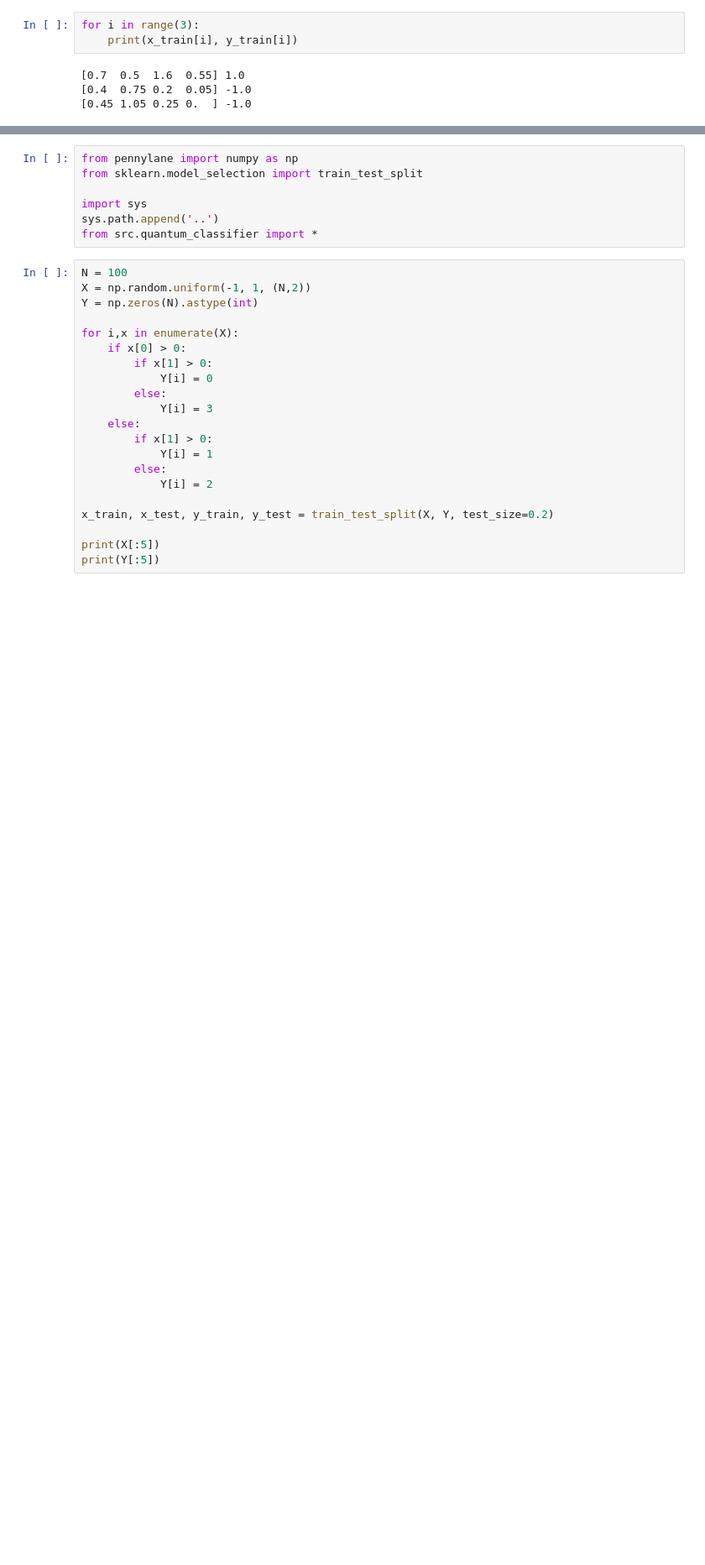
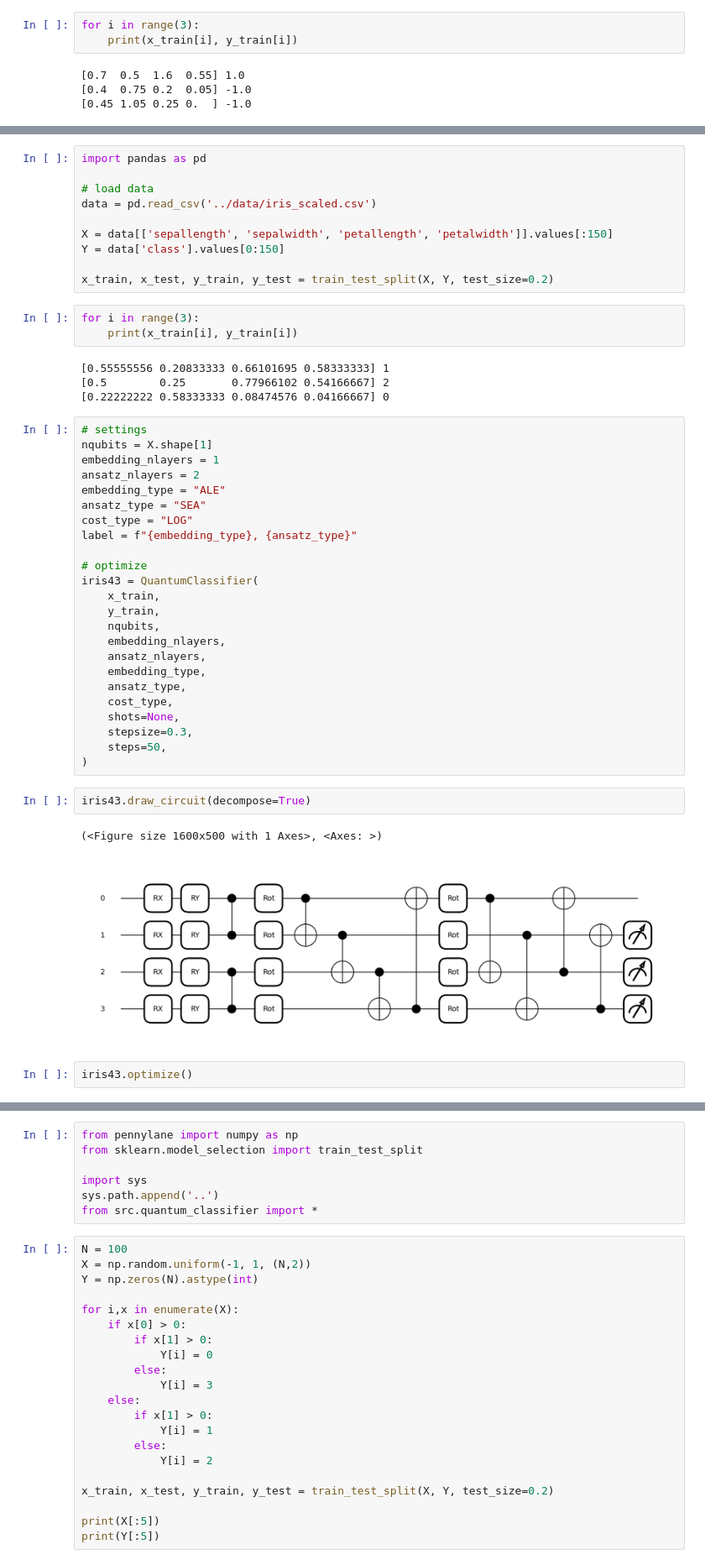
Before and after one commit to kkensuke/quantum-classification, a Jupyter notebook: notebooks/quantum_classifier.ipynb, the cells around one changed output, grey strips where cells are left out. Shown at 84% size. Drawn from its saved outputs; the diff is of its cells as text; blank space fills up the shorter version.

```diff
--- a/notebooks/quantum_classifier.ipynb
+++ b/notebooks/quantum_classifier.ipynb
@@ -147,0 +157,48 @@ optimized cost;  0.0006343125597014038
+# %%
+import pandas as pd
+
+# load data
+data = pd.read_csv('../data/iris_scaled.csv')
+
+X = data[['sepallength', 'sepalwidth', 'petallength', 'petalwidth']].values[:150]
+Y = data['class'].values[0:150]
+
+x_train, x_test, y_train, y_test = train_test_split(X, Y, test_size=0.2)
+# %%
+for i in range(3):
+    print(x_train[i], y_train[i])
+# %% [output]
+[0.55555556 0.20833333 0.66101695 0.58333333] 1
+[0.5        0.25       0.77966102 0.54166667] 2
+[0.22222222 0.58333333 0.08474576 0.04166667] 0
+# %%
+# settings
+nqubits = X.shape[1]
+embedding_nlayers = 1
+ansatz_nlayers = 2
+embedding_type = "ALE"
+ansatz_type = "SEA"
+cost_type = "LOG"
+label = f"{embedding_type}, {ansatz_type}"
+
+# optimize
+iris43 = QuantumClassifier(
+    x_train,
+    y_train,
+    nqubits,
+    embedding_nlayers,
+    ansatz_nlayers,
+    embedding_type,
+    ansatz_type,
+    cost_type,
+    shots=None,
+    stepsize=0.3,
+    steps=50,
+)
+# %%
+iris43.draw_circuit(decompose=True)
+# %% [output]
+(<Figure size 1600x500 with 1 Axes>, <Axes: >)
+[figure, added]
+# %%
+iris43.optimize()
```
Also changed, not shown: parts of 26 cells of this notebook, 2 other files.
